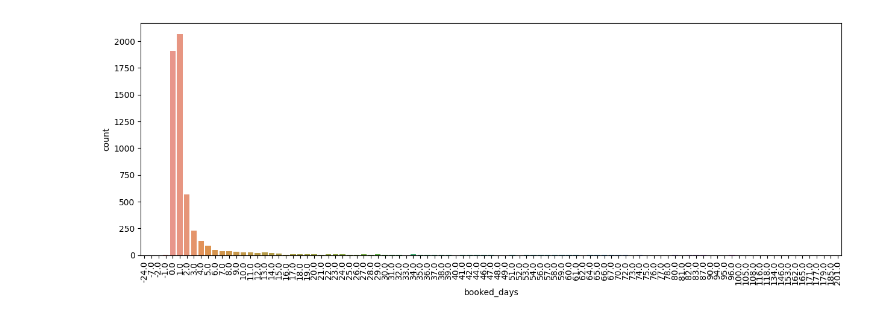
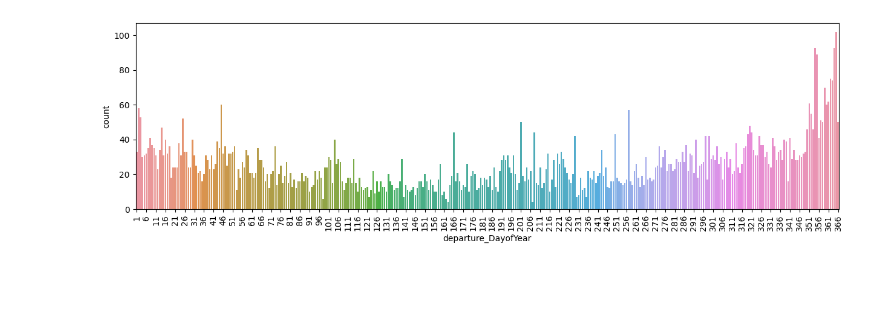
Before and after one commit to RooTBeaM/recommandation_system, a Jupyter notebook: fill_users.ipynb, the cells around one changed output. Cells and saved outputs as stored; diff of their text form; code cells hidden in the pictures; blank space fills up the shorter version.

Commit message:
clean order and EDA done

```diff
--- a/fill_users.ipynb
+++ b/fill_users.ipynb
@@ -16,10 +16,11 @@ order_col = [
     'customer_nationality','customer_country','customer_phone_iso','customer_phone_code', # convert to country id
     'order_price_paid','order_state','order_payment_by',
     'order_quantity_infant','order_quantity_children','order_quantity_adult','order_quantity_elder', # create private, group, family, kid, adult
-    'order_departure_date','order_date',# columns >> date in year, mount, year
+    'order_departure_date','date_create',# columns >> date in year, mount, year
     ]
 df_order = pd.read_csv('./csv/dtt_order.csv')[order_col]
 
+id_to_countryCode = {i[1][0] : i[1][3] for i in df_country.iterrows()}
 countryCode_to_id = {i[1][1] : i[1][0] for i in df_country.iterrows()}
 phoneCode_to_id = {}
 countryName_to_id = {i[1][3] : i[1][0] for i in df_country.iterrows()}
@@ -193,10 +160,0 @@ df_order_v1.iloc[:10, 9:]
-# %%
-df_order_v1['booked_days'] =  df_order_v1['order_departure_date']-df_order_v1['order_date']
-df_order_v1['booked_days'] = df_order_v1['booked_days'].map(lambda x: x.days)
-
-df_order_v1['departure_month'] = df_order_v1['order_departure_date'].map(lambda x:x.year)
-df_order_v1['departure_month'] = df_order_v1['order_departure_date'].map(lambda x:x.month)
-df_order_v1['departure_day'] = df_order_v1['order_departure_date'].map(lambda x:x.day)
-
-df_order_v1['departure_DayofYear'] = df_order_v1['order_departure_date'].map(lambda x:x.day_of_year)
-df_order_v1['departure_DayofWeek'] = df_order_v1['order_departure_date'].map(lambda x:x.day_of_week)
@@ -217,0 +177,14 @@ df_order_v1[df_order_v1['order_departure_date']<df_order_v1['order_date']]
+# %%
+# select the columns for EDA and ML
+clean_cols = [
+    'customer_id', 'order_product_id', 'browser', 'platform', # int category
+    'customer_firstname', 'customer_lastname', 'customer_email', # object
+    'customer_gender', 'Majority_code',  # int category
+    'order_price_paid', # int value
+    'order_state', 'order_payment_by', # int category
+    'booked_days', 'departure_year', 'departure_month', 'departure_day','departure_DayofYear', 'departure_DayofWeek', # int category
+    'sum_kids', 'sum_adults', # int value
+    'private', 'group', 'family' # int category
+    ]
+
+df_clean = df_order_v1[clean_cols]
@@ -218,7 +230,8 @@ df_order_v1[df_order_v1['order_departure_date']<df_order_v1['order_date']]
 # %%
-plt.figure(figsize=(15, 5))
-sns.countplot(data=df_order_v1, x = 'booked_days')
+plt.figure(figsize=(15, 4))
+sns.countplot(data=df_clean, x = 'departure_DayofYear')
 plt.xticks(rotation=90)
+plt.xticks(range(0, 366,5))
 plt.show()
 # %% [output]
-[figure, old version]
+[figure, new version]
```
Also changed, not shown: parts of 24 cells of this notebook, 3 other files.
